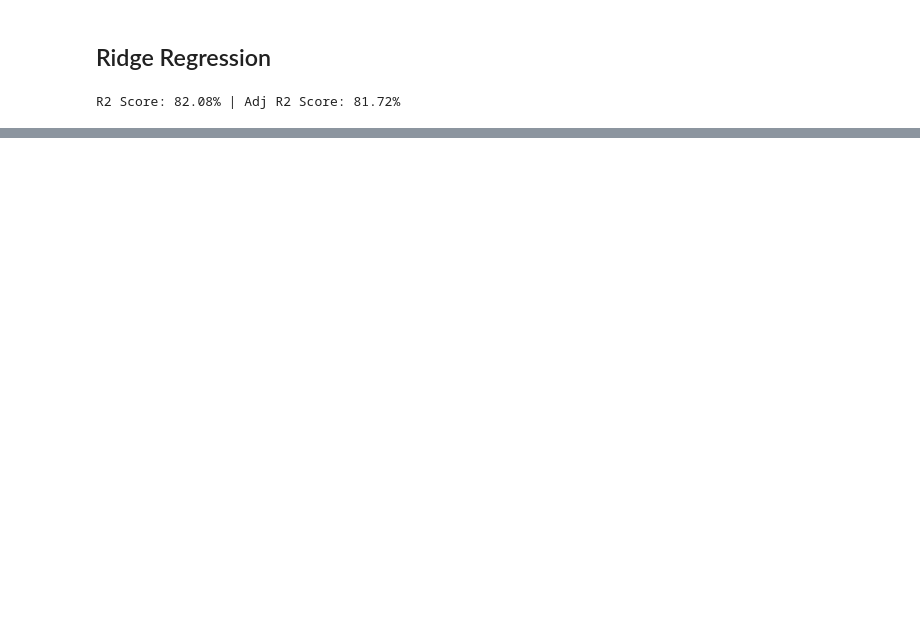
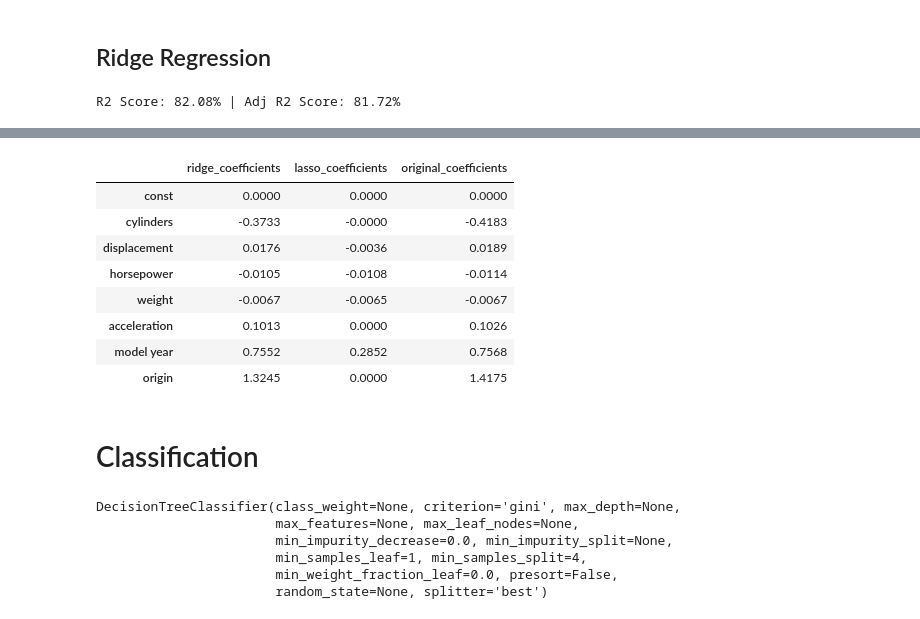
Before and after one commit to manujosephv/interpretability_blog, a Jupyter notebook: Interpretable_models.ipynb, the cells around one changed output, grey strips where cells are left out. Saved outputs shown, nothing was run; the diff lists cells and outputs as text; code cells hidden in the pictures; blank space fills up the shorter version.

Commit message:
d_tree added

```diff
--- a/Interpretable_models.ipynb
+++ b/Interpretable_models.ipynb
@@ -152,9 +155,7 @@ params[1:].iplot(kind='bar')
 # %%
-scaler = StandardScaler()
-X_std = scaler.fit_transform(X)
-lm = RidgeCV()
-lm.fit(X_std,y)
-r2 = lm.score(X_std,y)
+lm = LassoCV()
+lm.fit(X,y)
+r2 = lm.score(X,y)
 adj_r2 = 1-(1-r2)*(len(X)-1)/(len(X)-len(X.columns)-1)
 print ("R2 Score: {:.2f}% | Adj R2 Score: {:.2f}%".format(r2*100,adj_r2*100))
 params = pd.Series({'const': lm.intercept_})
@@ -168,0 +167,24 @@ params[1:].iplot(kind='bar')
+# %%
+lasso_params = params.copy()
+# %%
+comparison_df = ridge_params.to_frame().join(lasso_params.to_frame(), lsuffix='_ridge', rsuffix='_lasso').join(lr_params.to_frame())
+# %%
+comparison_df.columns = ['ridge_coefficients','lasso_coefficients','original_coefficients']
+# %%
+comparison_df.style.format({
+    'ridge_coefficients': '{:,.4f}'.format,
+    'lasso_coefficients': '{:,.4f}'.format,
+    'original_coefficients': '{:,.4f}'.format,
+})
+# %% [output]
+|  | ridge_coefficients | lasso_coefficients | original_coefficients |
+| const | 0.0000 | 0.0000 | 0.0000 |
+| cylinders | -0.3733 | -0.0000 | -0.4183 |
+| displacement | 0.0176 | -0.0036 | 0.0189 |
+| horsepower | -0.0105 | -0.0108 | -0.0114 |
+| weight | -0.0067 | -0.0065 | -0.0067 |
+| acceleration | 0.1013 | 0.0000 | 0.1026 |
+| model year | 0.7552 | 0.2852 | 0.7568 |
+| origin | 1.3245 | 0.0000 | 1.4175 |
+# %% [markdown]
+# Classification
@@ -168,0 +207,10 @@ params[1:].iplot(kind='bar')
+# %%
+clf = DecisionTreeClassifier(min_samples_split = 4)
+clf.fit(X,y)
+# %% [output]
+DecisionTreeClassifier(class_weight=None, criterion='gini', max_depth=None,
+                       max_features=None, max_leaf_nodes=None,
+                       min_impurity_decrease=0.0, min_impurity_split=None,
+                       min_samples_leaf=1, min_samples_split=4,
+                       min_weight_fraction_leaf=0.0, presort=False,
+                       random_state=None, splitter='best')
```
Also changed, not shown: parts of 25 cells of this notebook, 6 other files.
